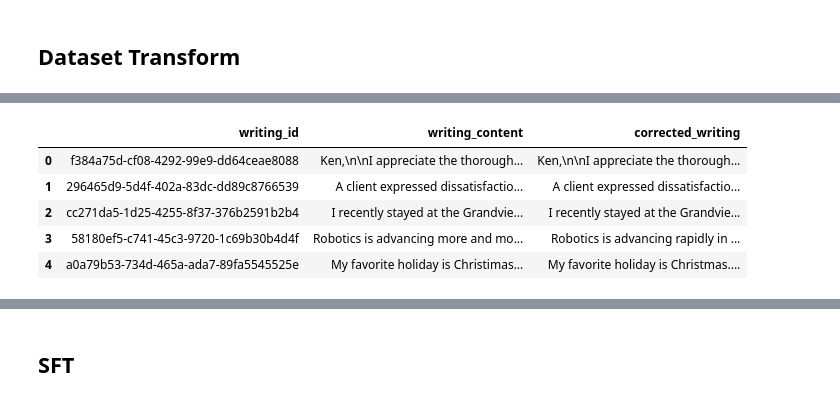
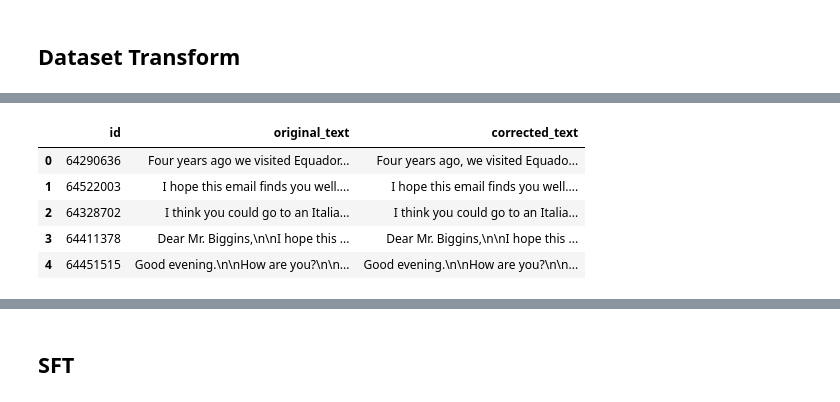
Before and after one commit to kamelnebhi/llm_fine_tuning, a Jupyter notebook: slm/gec_fine_tuning/t5_trainer.ipynb, the cells around one changed output, grey strips where cells are left out. Cells and saved outputs as stored; diff of their text form; code cells hidden in the pictures.

```diff
--- a/slm/gec_fine_tuning/t5_trainer.ipynb
+++ b/slm/gec_fine_tuning/t5_trainer.ipynb
@@ -116,10 +106,12 @@ Inference time: 0.415 seconds
 import pandas as pd
 import boto3
 bucket_name = 'sagemaker-studio-oxs6vznjds'
-key = 'writing_gec/data/writing_corrections_2024-12-17_17_23_54.csv'
+key = 'writing_gec/data/writing_corrections.csv'
 s3_client = boto3.client('s3', region_name='us-east-1')
 obj = s3_client.get_object(Bucket=bucket_name, Key=key)
 df = pd.read_csv(obj['Body'])
-df = df[:5000]  # optional limit rows
+df = df.dropna(subset=["original_text", "corrected_text"])
+#df = df[:5000]  # optional limit rows
 print(df.shape)
+df.head()
 # %% [output]
@@ -127,13 +126,13 @@ print(df.shape)
 # %%
-df = df[["writing_id", "writing_content", "corrected_writing"]]
+df = df[["id", "original_text", "corrected_text"]]
 df.head()
 # %% [output]
-|  | writing_id | writing_content | corrected_writing |
-| 0 | f384a75d-cf08-4292-99e9-dd64ceae8088 | Ken,\n\nI appreciate the thorough... | Ken,\n\nI appreciate the thorough... |
-| 1 | 296465d9-5d4f-402a-83dc-dd89c8766539 | A client expressed dissatisfactio... | A client expressed dissatisfactio... |
-| 2 | cc271da5-1d25-4255-8f37-376b2591b2b4 | I recently stayed at the Grandvie... | I recently stayed at the Grandvie... |
-| 3 | 58180ef5-c741-45c3-9720-1c69b30b4d4f | Robotics is advancing more and mo... | Robotics is advancing rapidly in ... |
-| 4 | a0a79b53-734d-465a-ada7-89fa5545525e | My favorite holiday is Christimas... | My favorite holiday is Christmas.... |
+|  | id | original_text | corrected_text |
+| 0 | 64290636 | Four years ago we visited Equador... | Four years ago, we visited Equado... |
+| 1 | 64522003 | I hope this email finds you well.... | I hope this email finds you well.... |
+| 2 | 64328702 | I think you could go to an Italia... | I think you could go to an Italia... |
+| 3 | 64411378 | Dear Mr. Biggins,\n\nI hope this ... | Dear Mr. Biggins,\n\nI hope this ... |
+| 4 | 64451515 | Good evening.\n\nHow are you?\n\n... | Good evening.\n\nHow are you?\n\n... |
 # %%
 from datasets import Dataset, DatasetDict, load_dataset, concatenate_datasets
 
```
Also changed, not shown: parts of 14 cells of this notebook, 2 other files.
